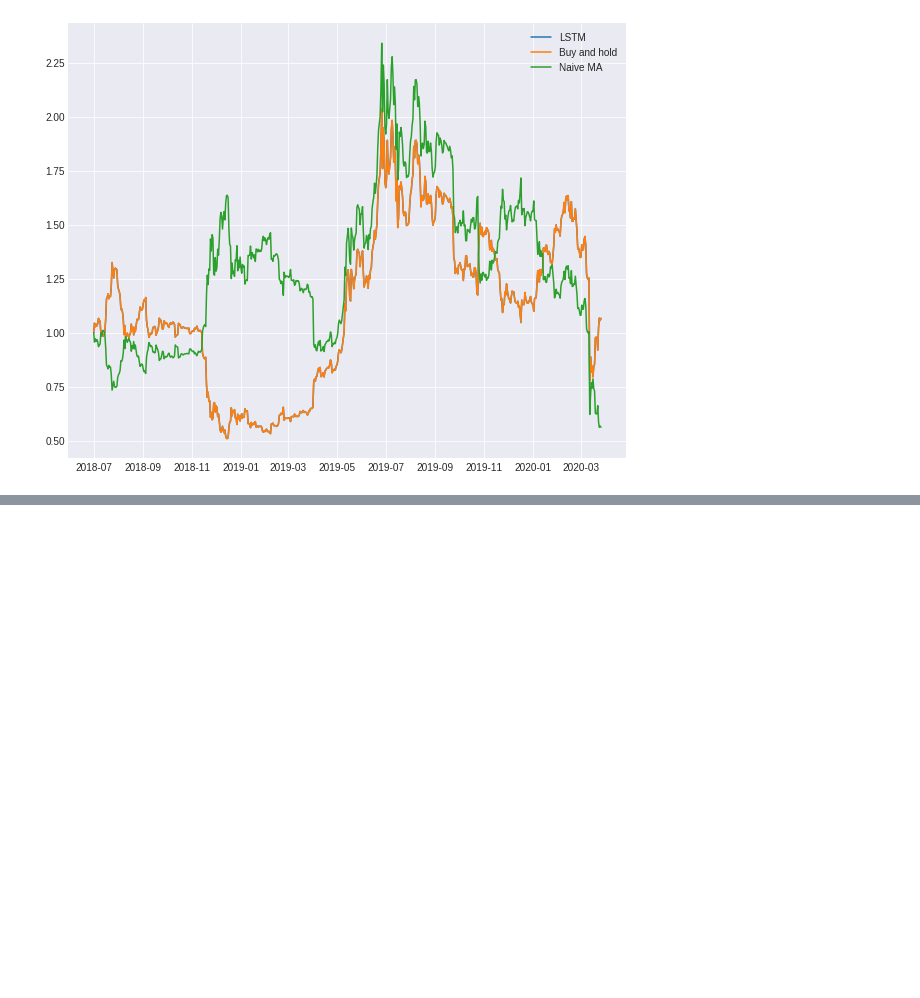
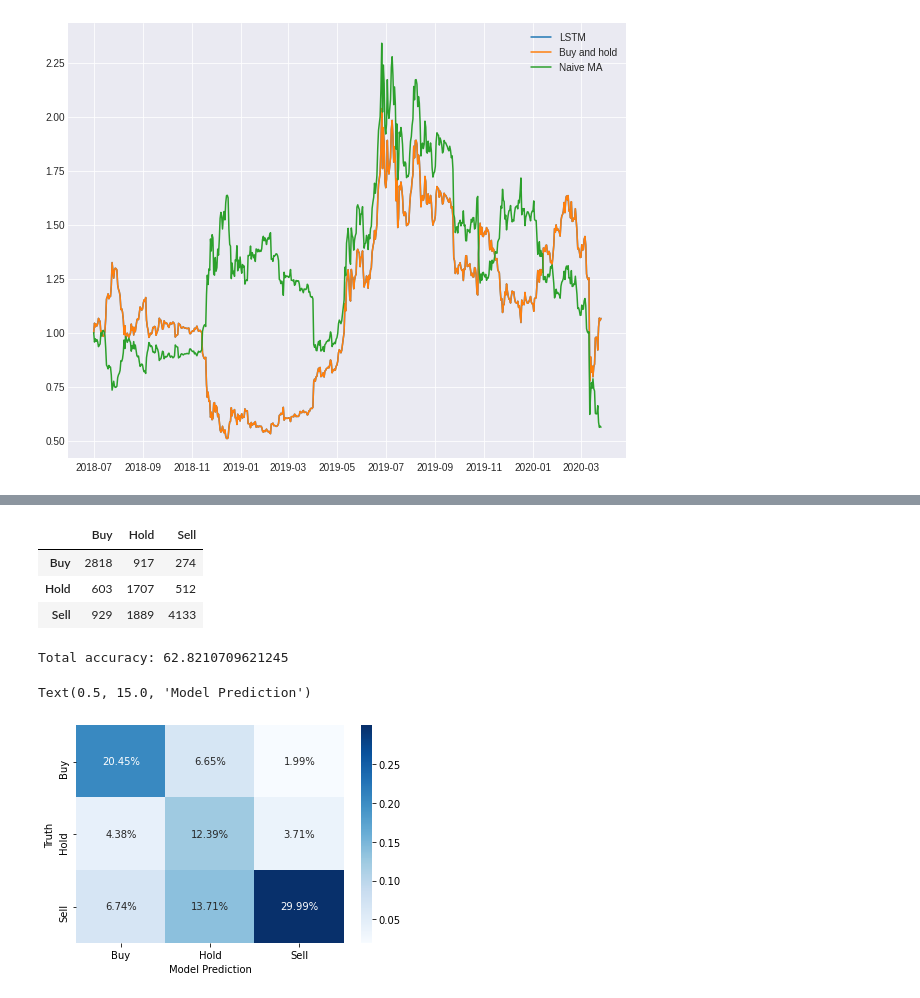
Before and after one commit to wingyiuc/COMP3359_AI_Ap_Project, a Jupyter notebook: Walk_forward_Models_(Final).ipynb, the cells around one changed output, grey strips where cells are left out. Saved outputs shown, nothing was run; the diff lists cells and outputs as text; code cells hidden in the pictures; blank space fills up the shorter version.

```diff
--- a/Walk_forward_Models_(Final).ipynb
+++ b/Walk_forward_Models_(Final).ipynb
@@ -1174,0 +1198,49 @@ ax.set_xlabel('Model Prediction')
+# %%
+pred_results = []
+ytruth_results = []
+for i in range(1,len(tickers)):
+  if len(multiple_pred[i]) == 0:
+    continue
+  pred_table = pd.merge(multiple_pred[i].rename('Pred'),multiple_ytruth[i].rename('y_truth'),left_index=True,right_index=True)
+  pred_table.dropna(inplace=True)
+  pred_results.append(pred_table['Pred'].tolist())
+  ytruth_results.append(pred_table['y_truth'].tolist())
+# %%
+pred_result = [item for sublist in pred_results for item in sublist]
+ytruth_result = [item for sublist in ytruth_results for item in sublist]
+# %%
+# accuracy_matrix = confusion_matrix(pred_table['y_truth'], pred_table['Pred'])
+# accuracy_matrix
+
+# Accuracy matrix
+label_dict = {0:"Buy", 1:"Sell", 2:"Hold"}
+y_true_label = [label_dict[x] for x in pred_result]
+predict_valid_label = [label_dict[x] for x in ytruth_result]
+
+acc_mtx_labels = np.unique(y_true_label)
+
+accuracy_matrix = confusion_matrix(y_true_label, predict_valid_label, labels = acc_mtx_labels)
+pd.DataFrame(accuracy_matrix, index=acc_mtx_labels, columns=acc_mtx_labels)
+# accuracy_matrix
+# %% [output]
+|  | Buy | Hold | Sell |
+| Buy | 2818 | 917 | 274 |
+| Hold | 603 | 1707 | 512 |
+| Sell | 929 | 1889 | 4133 |
+# %%
+# Accuracy for all signals
+accuracy_matrix_percentage = accuracy_matrix / accuracy_matrix.astype(np.float).sum()
+print('Total accuracy:', np.trace(accuracy_matrix_percentage)*100)
+# %% [output]
+Total accuracy: 62.8210709621245
+# %%
+# Confusion Matrix Heatmap
+acc_df = pd.DataFrame(accuracy_matrix_percentage, index=acc_mtx_labels, columns=acc_mtx_labels)
+ax = sns.heatmap(acc_df,
+            fmt='.2%', cmap='Blues',annot=True)
+# X - Y axis labels
+ax.set_ylabel('Truth')
+ax.set_xlabel('Model Prediction')
+# %% [output]
+Text(0.5, 15.0, 'Model Prediction')
+[figure, added]
```
Also changed, not shown: parts of 20 cells of this notebook.
